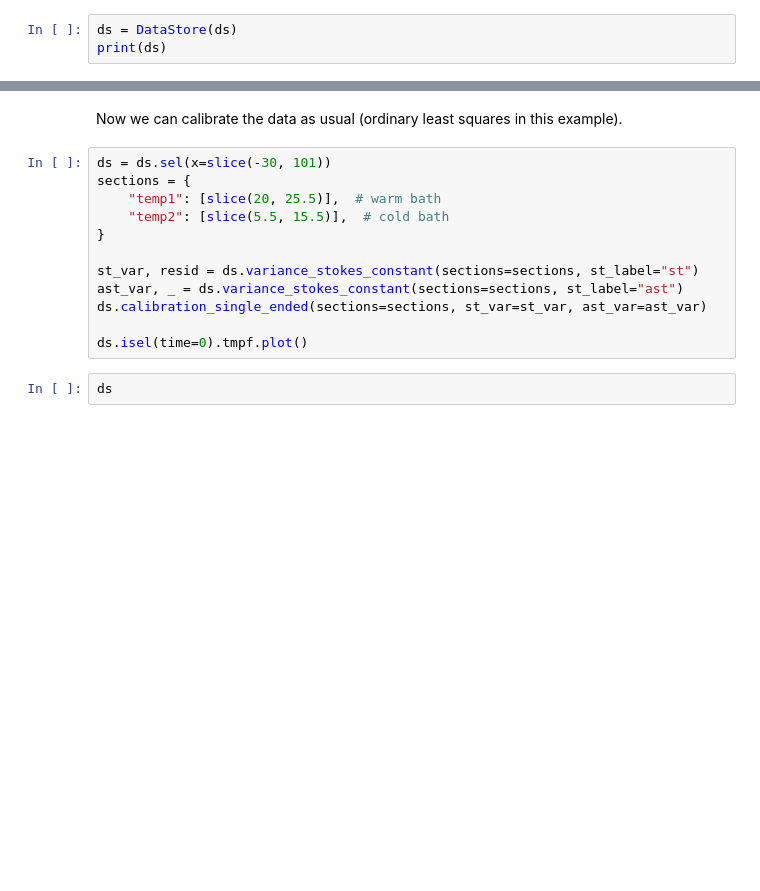
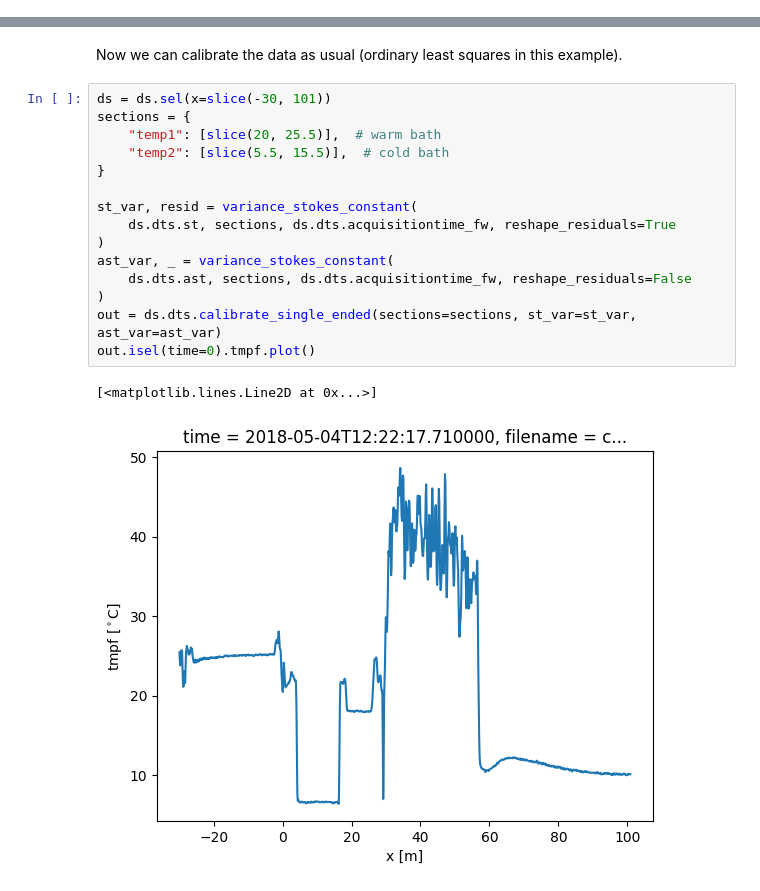
Before and after one commit to dtscalibration/python-dts-calibration, a Jupyter notebook: docs/notebooks/12Datastore_from_numpy_arrays.ipynb, the cells around one changed output, grey strips where cells are left out. Saved outputs shown, nothing was run; the diff lists cells and outputs as text; blank space fills up the shorter version.

```diff
--- a/docs/notebooks/12Datastore_from_numpy_arrays.ipynb
+++ b/docs/notebooks/12Datastore_from_numpy_arrays.ipynb
@@ -41,6 +43,3 @@ ds["x"] = ("x", x)
 ds["time"] = ("time", time)
 ds["st"] = (["x", "time"], ST)
 ds["ast"] = (["x", "time"], AST)
-# %%
-ds = DataStore(ds)
-print(ds)
@@ -66,14 +76,18 @@ Now we can calibrate the data as usual (ordinary least squares in this example).
 # %%
 ds = ds.sel(x=slice(-30, 101))
 sections = {
     "temp1": [slice(20, 25.5)],  # warm bath
     "temp2": [slice(5.5, 15.5)],  # cold bath
 }
 
-st_var, resid = ds.variance_stokes_constant(sections=sections, st_label="st")
-ast_var, _ = ds.variance_stokes_constant(sections=sections, st_label="ast")
-ds.calibration_single_ended(sections=sections, st_var=st_var, ast_var=ast_var)
-
-ds.isel(time=0).tmpf.plot()
+st_var, resid = variance_stokes_constant(
+    ds.dts.st, sections, ds.dts.acquisitiontime_fw, reshape_residuals=True
+)
+ast_var, _ = variance_stokes_constant(
+    ds.dts.ast, sections, ds.dts.acquisitiontime_fw, reshape_residuals=False
+)
+out = ds.dts.calibrate_single_ended(sections=sections, st_var=st_var, ast_var=ast_var)
+out.isel(time=0).tmpf.plot()
+# %% [output]
+[<matplotlib.lines.Line2D at 0x...>]
+[figure, added]
-# %%
-ds
```
Also changed, not shown: parts of 3 cells of this notebook.
